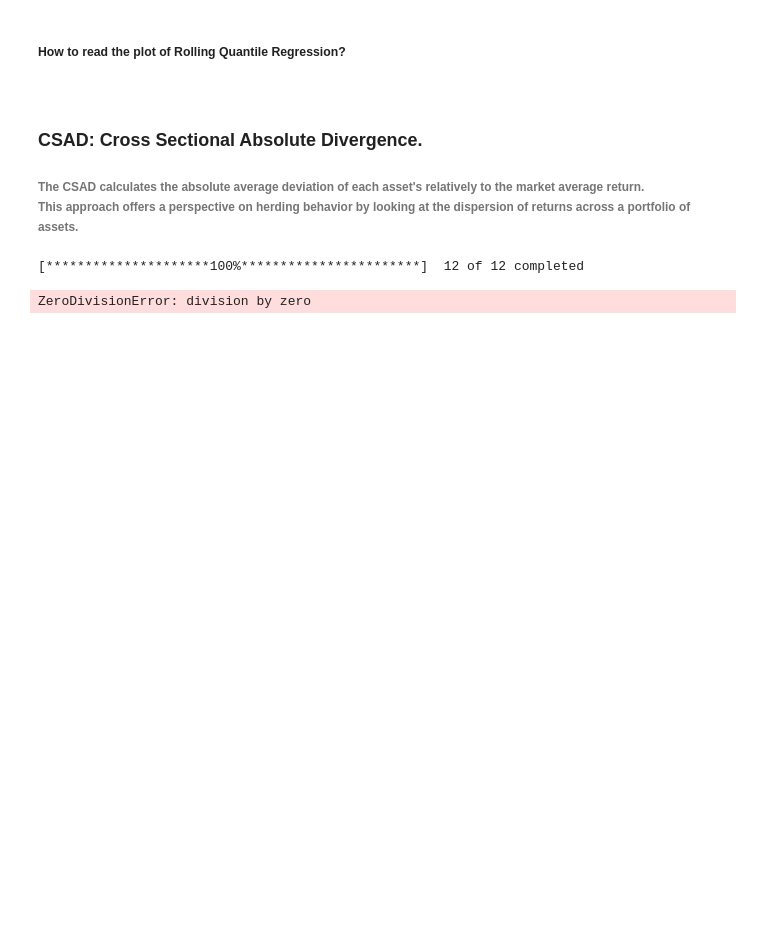
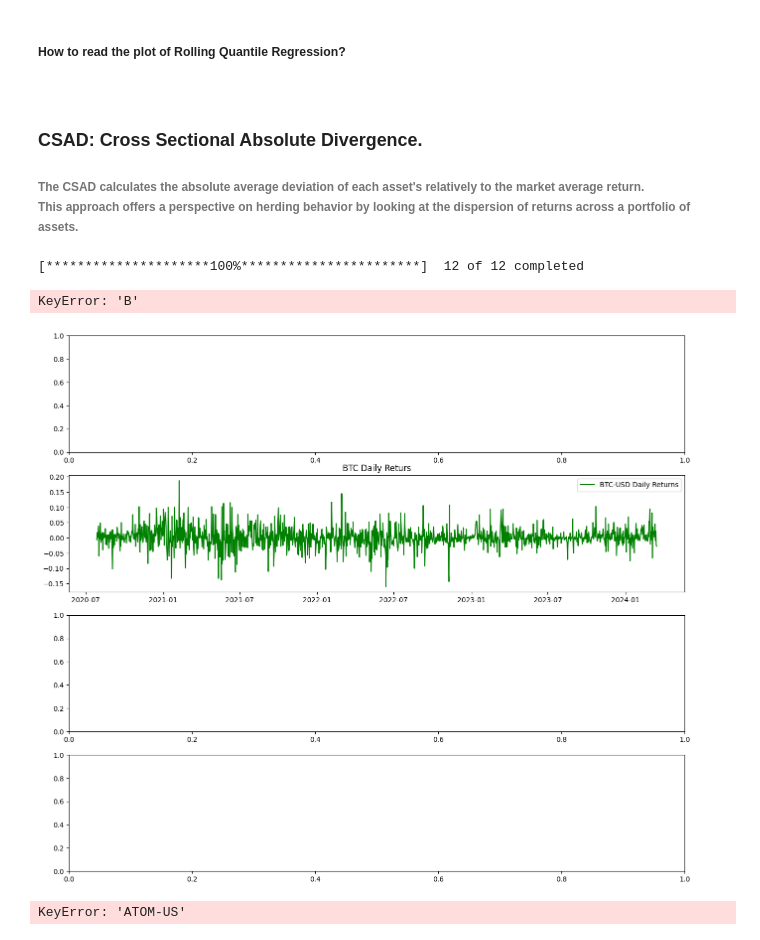
Before and after one commit to HoussamZak/herding_detection_investing, a Jupyter notebook: herding_behavior_idx.ipynb, the cells around one changed output. Saved outputs shown, nothing was run; the diff lists cells and outputs as text; code cells hidden in the pictures; blank space fills up the shorter version.

Commit message:
RQR_curves

```diff
--- a/herding_behavior_idx.ipynb
+++ b/herding_behavior_idx.ipynb
@@ -27,8 +27,12 @@ from dateutil.relativedelta import relativedelta
 # benchmark = ['BTC-USD']
 
 #-- Whereas for a stock like GOOGLE the benchmark is its market NASDAQ ^IXIC
-asset = ['GOOG']
-benchmark = ['^IXIC']
+# asset = ['GOOG']
+# benchmark = ['^IXIC']
+
+#-- Cryptocurrency example using BTC-USD as benchmark
+asset = ["AVAX-USD"]
+benchmark = ['BTC-USD']
 # %%
 #-- Collecting 3 years
 start_date = date.today() + relativedelta(months = - 60)
@@ -161,28 +165,57 @@ looking at the dispersion of returns across a portfolio of assets.
 # %%
 #-- Input tickers to make up portfolio, make sure to follow
 #-- naming rules defined by yahooFinance
 tickers_portfolio = ["BTC-USD","XRP-USD","LINK-USD", 'ATOM-USD','MATIC-USD','AVAX-USD','SOL-USD',"ETH-USD","LTC-USD","XMR-USD","OMG-USD","FTM-USD","ATOM-USD"]
 #-- Data collecting
 data_prtfl =  yf.download(tickers_portfolio, start_date, end_date)['Close']
 
 #-- Daily returns
 returns_prtfl = data_prtfl.pct_change().dropna()
 
 #-- Rolling window size
-rolling_window_CSAD = 30
+rolling_window_CSAD = 15
 
 def CSAD_roll(asset_returns, portfolio_returns, window):
     CSAD_values = []
     for i in range(len(asset_returns) - window + 1):
-        window_data = asset_returns.iloc[i:i+window]
-        window_market = portfolio_returns[i:i+window].mean()
+        window_data = asset_returns.iloc[i : i + window]
+        window_market = portfolio_returns[i : i + window].mean()
         N = len(window_data.columns)
-        CSAD = (N/(N - 1)) * np.sum(np.abs(window_data.sub(window_market, axis = 0)).mean(axis=1))
+        CSAD = (N / (N - 1)) * np.sum(np.abs(window_data.sub(window_market, axis = 0)).mean(axis=1))
         CSAD_values.append(CSAD)
-    return pd.Series(CSAD_values, index = asset_returns.index[window - 1:])
+    return pd.Series(CSAD_values, index = asset_returns.index[window - 1 :])
 
 #-- Rolling CSAD for
-rolling_CSAD_values = CSAD_roll(returns_prtfl[tickers[:-1]], returns_prtfl["BTC-USD"], rolling_window_CSAD)
+rolling_CSAD_values = CSAD_roll(returns_prtfl[: -1], returns_prtfl["LTC-USD"], rolling_window_CSAD)
+
+aligned_data = data_prtfl.loc[rolling_CSAD_values.index]
+
+aligned_d_zero = aligned_data.sub(aligned_data.iloc[0])
+
+#-- Plotting
+fig, (ax1, ax2, ax3, ax4) = plt.subplots(4,1, figsize=(16,14))
+
+#-- Plotting benchmark initially selected
+ax2.plot(returns_prtfl.loc[rolling_CSAD_values.index, "BTC-USD"], label = "BTC-USD Daily Returns", color = "green")
+ax2.set_title("BTC Daily Returs")
+ax2.legend()
+
+#-- Plot reindexed stocks
+for asset in tickers[-1]:
+    ax3.plot(aligned_d_zero[asset], label = asset)
+ax3.set_title("Each Asset Reindexed to start from 0")
+ax3.legend(loc = 'center left', bbox_to_anchor = (1, 0.5))
+
+
+#-- Rolling Cross Sectional Absolute Deviation
+ax4.plot(rolling_CSAD_values, label = "Rolling CSAD 15 Days", color = "blue")
+ax4.set_title("Rolling CSAD for selected crypto VS Portfolio (BTC-XRP-LINK-ATOM-MATIC-AVAX-SOL-ETH-LTC-XMR-OMG-FTM-ATOM")
+ax4.legend()
 # %% [output]
 [*********************100%***********************]  12 of 12 completed
-ZeroDivisionError: division by zero
+KeyError: 'B'
+[figure, added]
+# %%
+returns_prtfl[]
+# %% [output]
+KeyError: 'ATOM-US'
```
Also changed, not shown: 2 other files.
